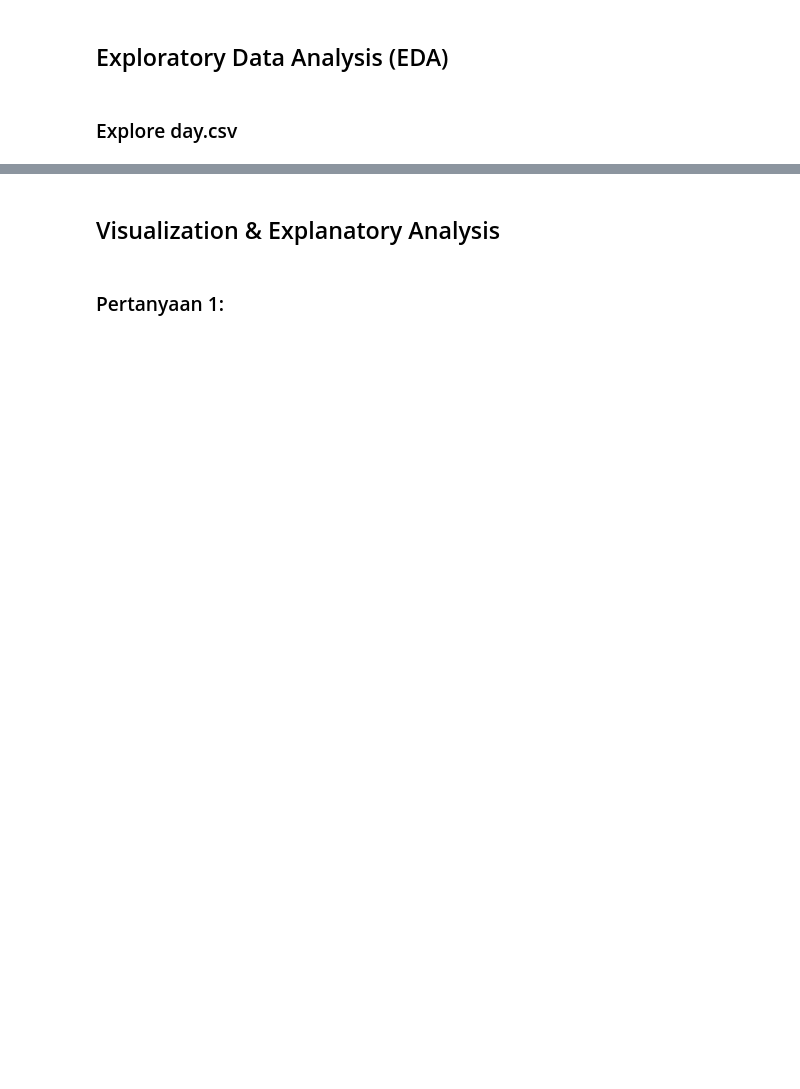
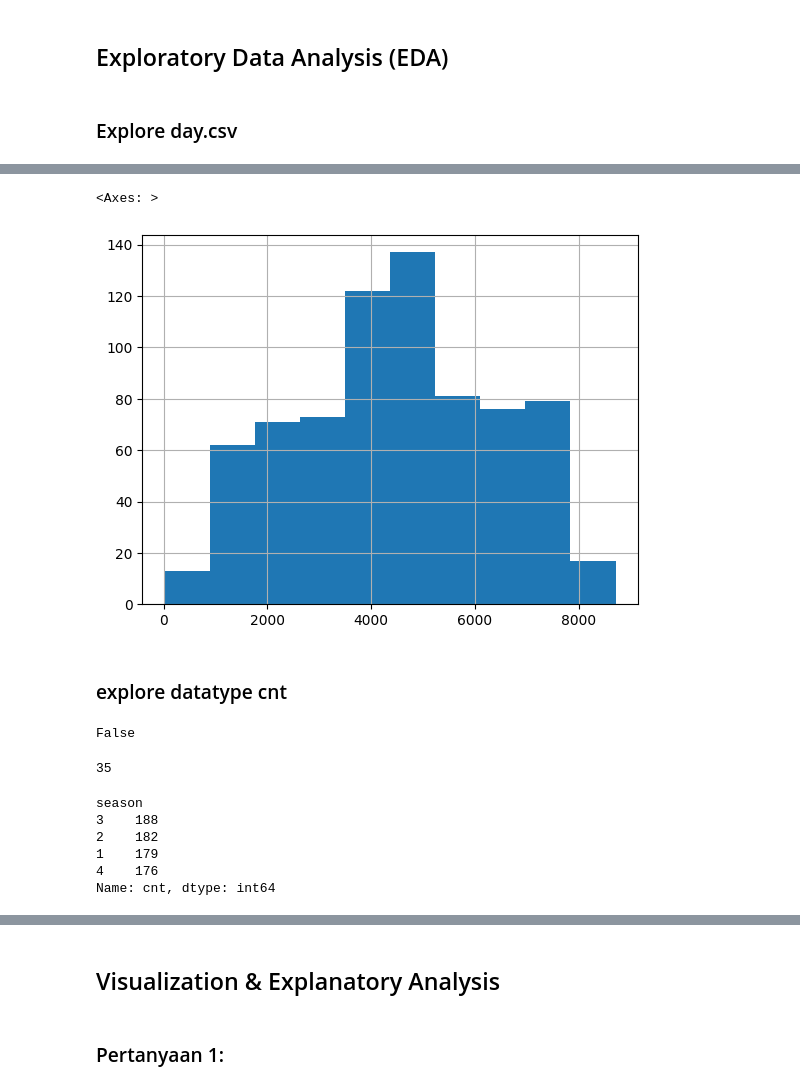
Before and after one commit to huror/Submission, a Jupyter notebook: Bike_Sharing.ipynb, the cells around one changed output, grey strips where cells are left out. Drawn from its saved outputs; the diff is of its cells as text; code cells hidden in the pictures; blank space fills up the shorter version.

Commit message:
update data

```diff
--- a/Bike_Sharing.ipynb
+++ b/Bike_Sharing.ipynb
@@ -79,0 +25,4 @@ day_data['dteday'] = pd.to_datetime(day_data['dteday'])
+# %%
+# Load data from CSV files
+day_data = pd.read_csv(r'D:\UNS FORM\Perkuliahan duniawi\SEMESTER 5\SUBMISSION\data\day.csv')
+print(day_data.head())
@@ -79,0 +199,3 @@ day_data['dteday'] = pd.to_datetime(day_data['dteday'])
+# %%
+# Menghapus duplikasi berdasarkan beberapa kolom penting
+day_data.drop_duplicates(subset=['yr', 'season', 'cnt', 'yr', 'mnth', 'weekday'], inplace=True)
@@ -89,0 +451,24 @@ seasonal_avg_cnt = day_data.groupby('season')['cnt'].mean().reset_index()
+# %%
+day_data.cnt.hist()
+# %% [output]
+<Axes: >
+[figure, added]
+# %% [markdown]
+### explore datatype cnt
+# %%
+day_data.cnt.is_unique
+# %% [output]
+False
+# %%
+day_data.cnt.duplicated().sum()
+# %% [output]
+35
+# %%
+day_data.groupby(by="season").cnt.nunique().sort_values(ascending=False)
+# %% [output]
+season
+3    188
+2    182
+1    179
+4    176
+Name: cnt, dtype: int64
```
Also changed, not shown: parts of 113 cells of this notebook, 1 other file.
